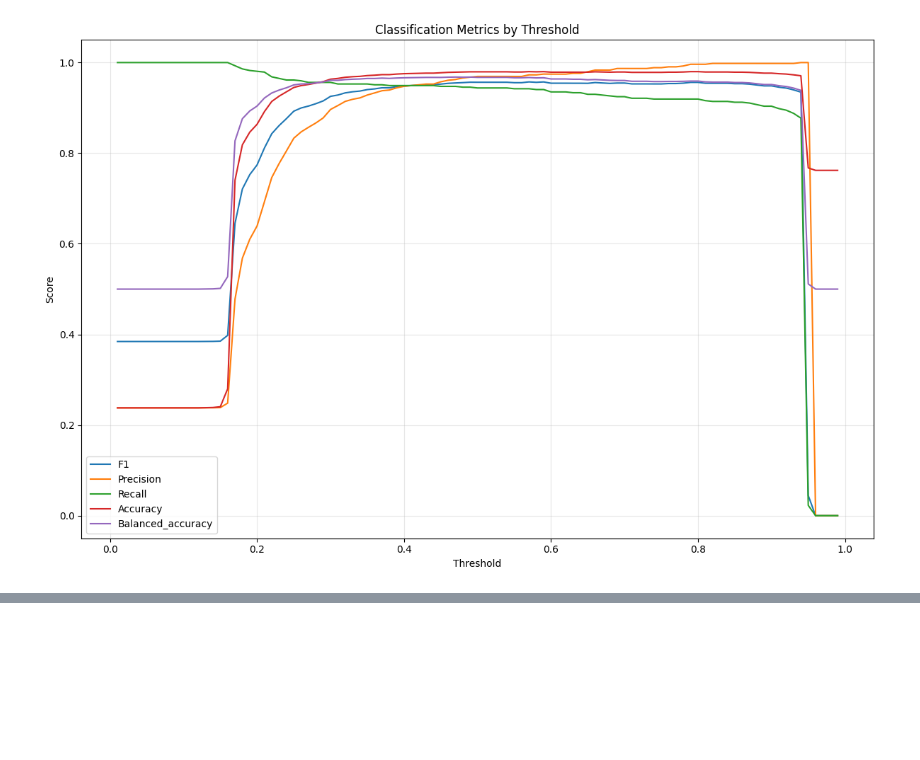
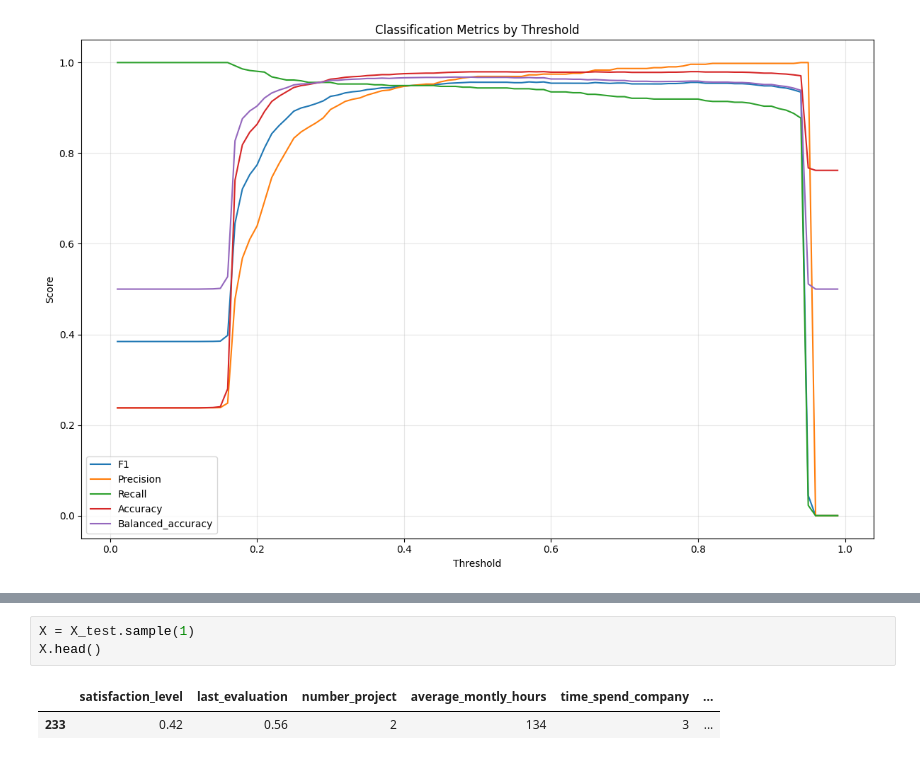
Before and after one commit to femito1/HR-Predict, a Jupyter notebook: xgboost_pytorch/xgboost_scratch.ipynb, the cells around one changed output, grey strips where cells are left out. Cells and saved outputs as stored; diff of their text form; blank space fills up the shorter version.

```diff
--- a/xgboost_pytorch/xgboost_scratch.ipynb
+++ b/xgboost_pytorch/xgboost_scratch.ipynb
@@ -156,0 +162,6 @@ array([-0.05711923,  0.01523717, -0.0800894 , -0.06790787,  0.21763152,
+# %%
+X = X_test.sample(1)
+X.head()
+# %% [output]
+|  | satisfaction_level | last_evaluation | number_project | average_montly_hours | time_spend_company | ... |
+| 233 | 0.42 | 0.56 | 2 | 134 | 3 | ... |
```
Also changed, not shown: parts of 3 cells of this notebook, 3 other files.
